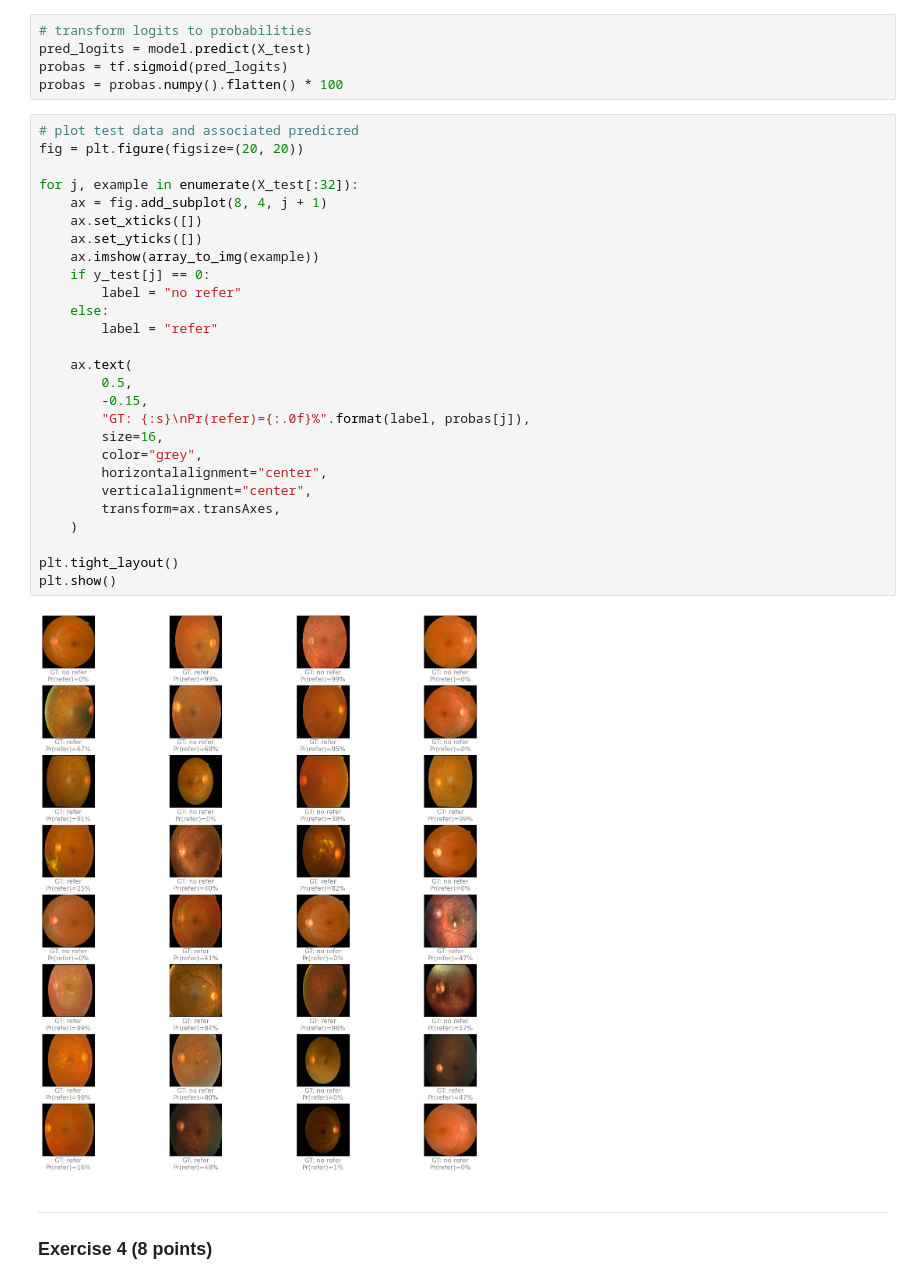
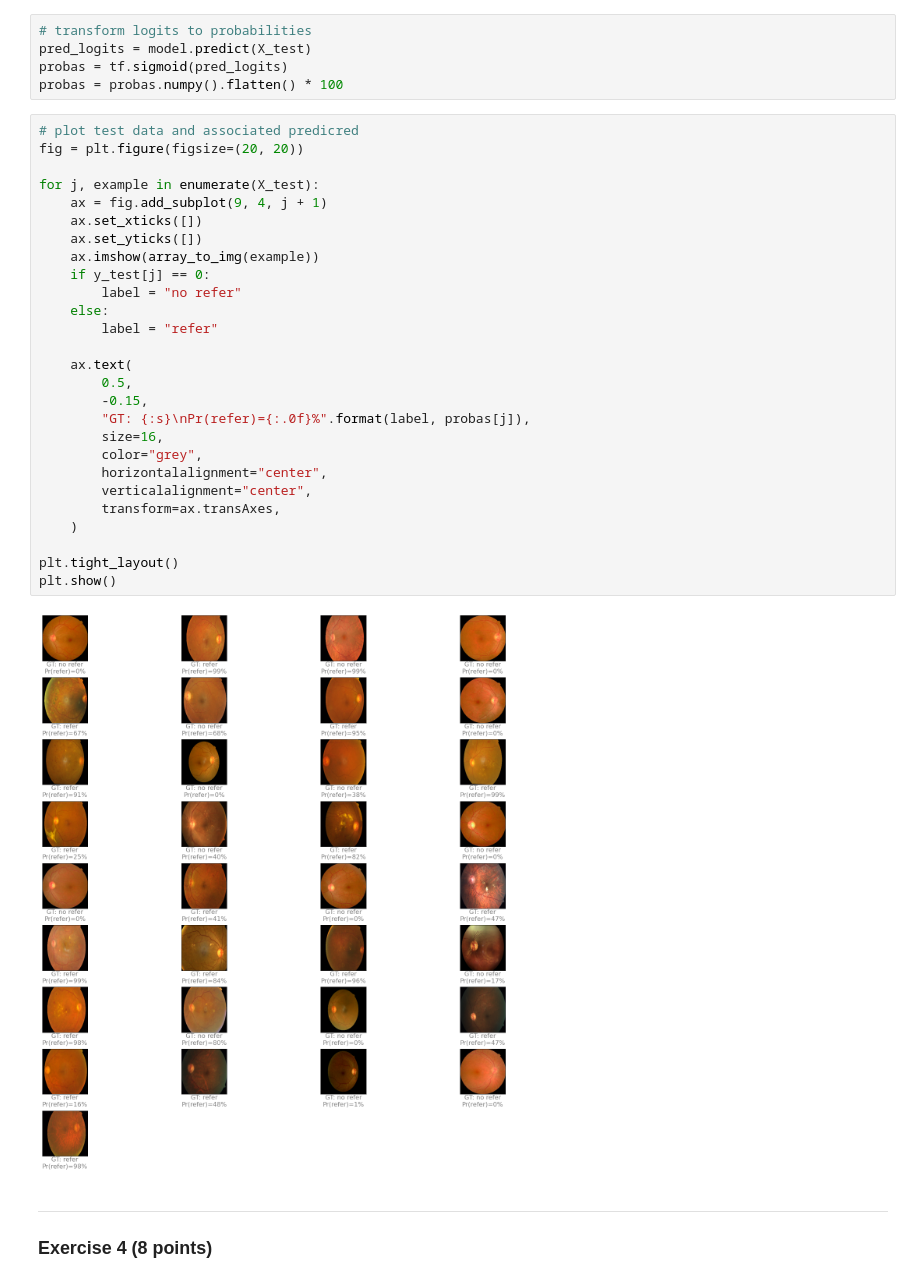
Before and after one commit to RERobbins/mids_w207_summer_22_Richard_Robbins, a Jupyter notebook: submissions/10 CNN_Richard_Robbins_Section_11.ipynb, the cells around one changed output. Cells and saved outputs as stored; diff of their text form.

```diff
--- a/submissions/10 CNN_Richard_Robbins_Section_11.ipynb
+++ b/submissions/10 CNN_Richard_Robbins_Section_11.ipynb
@@ -735,32 +725,32 @@ probas = probas.numpy().flatten() * 100
 # %%
 # plot test data and associated predicred
 fig = plt.figure(figsize=(20, 20))
 
-for j, example in enumerate(X_test[:32]):
-    ax = fig.add_subplot(8, 4, j + 1)
+for j, example in enumerate(X_test):
+    ax = fig.add_subplot(9, 4, j + 1)
     ax.set_xticks([])
     ax.set_yticks([])
     ax.imshow(array_to_img(example))
     if y_test[j] == 0:
         label = "no refer"
     else:
         label = "refer"
 
     ax.text(
         0.5,
         -0.15,
         "GT: {:s}\nPr(refer)={:.0f}%".format(label, probas[j]),
         size=16,
         color="grey",
         horizontalalignment="center",
         verticalalignment="center",
         transform=ax.transAxes,
     )
 
 plt.tight_layout()
 plt.show()
 # %% [output]
-[figure, old version]
+[figure, new version]
 # %% [markdown]
 ---
 ### Exercise 4 (8 points)
```
Also changed, not shown: parts of 22 cells of this notebook, 1 other file.
